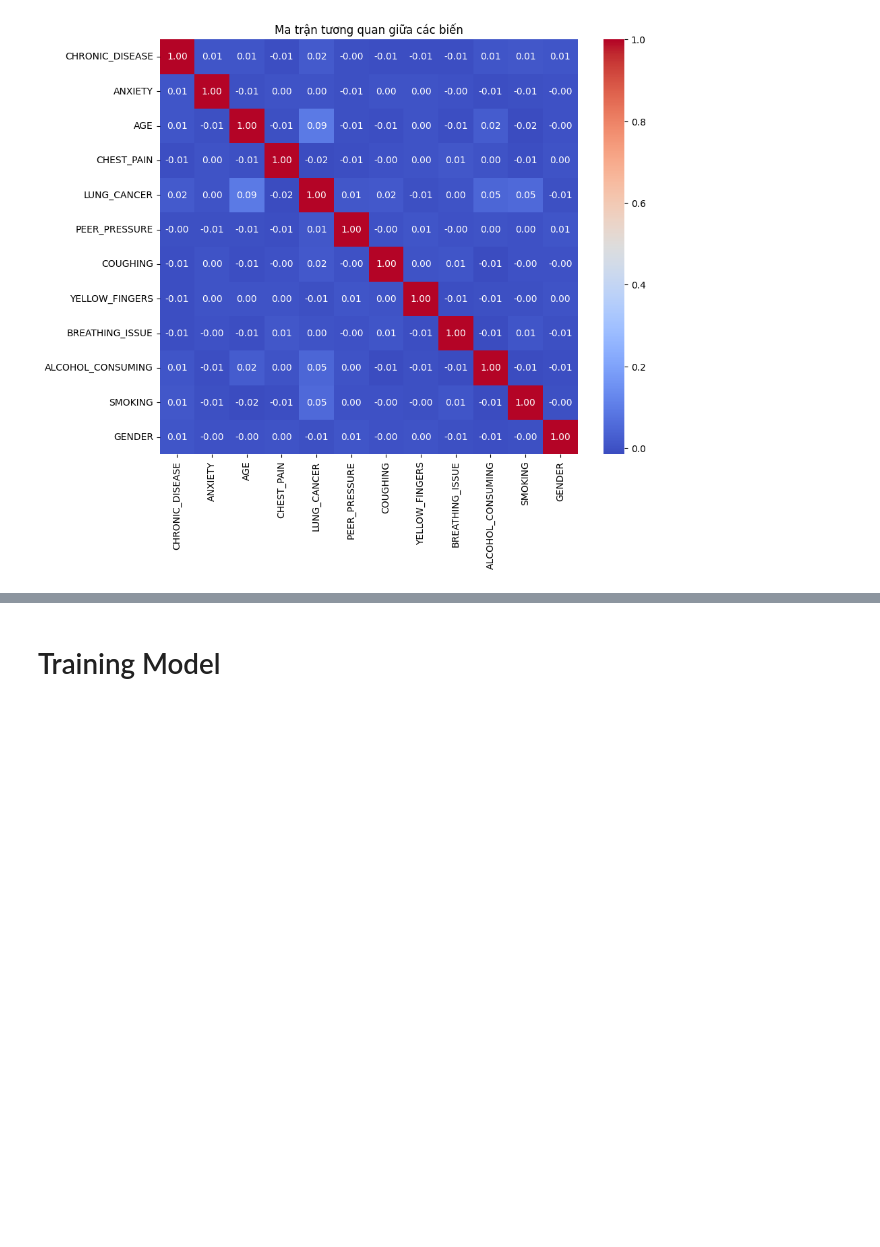
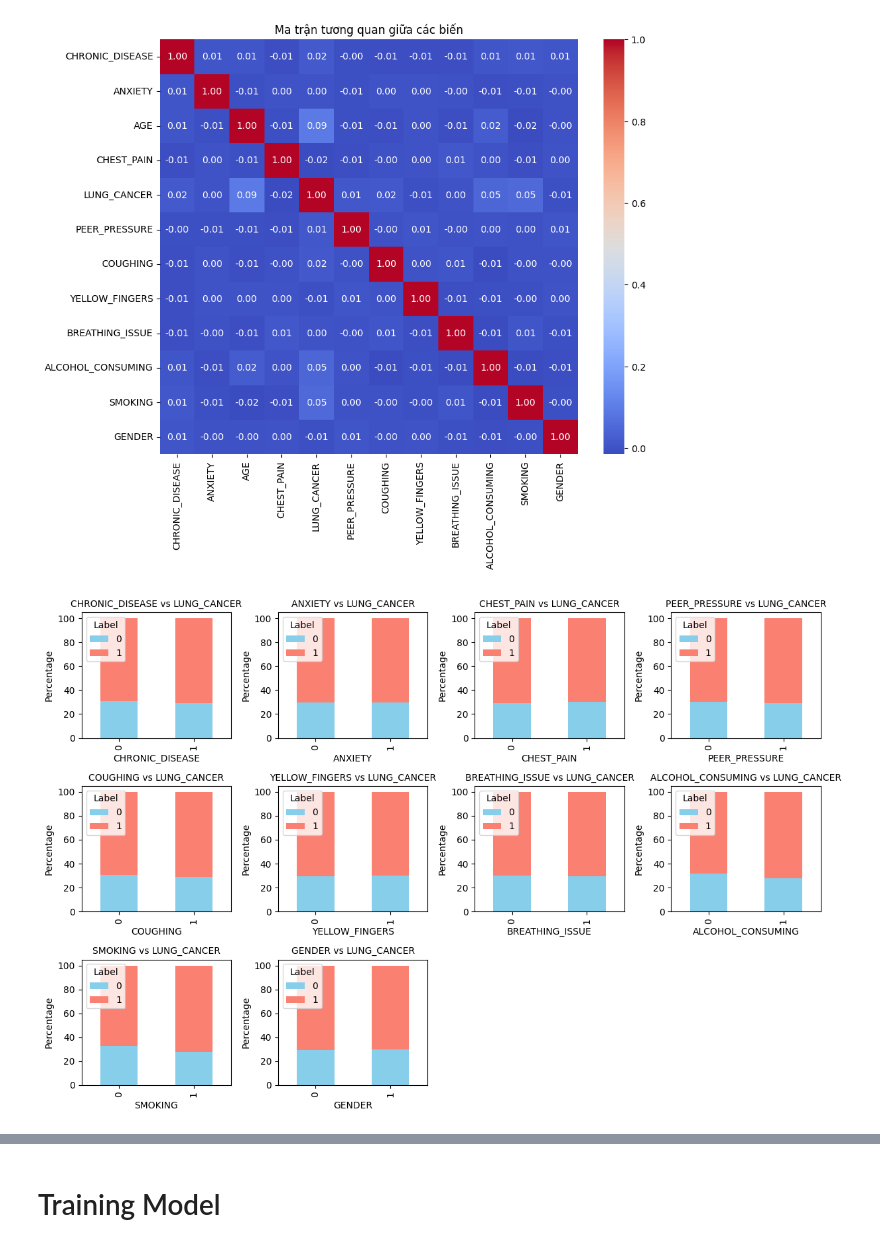
Before and after one commit to VuVietDung-bk/IT3190_Group_7_Lung_Cancer, a Jupyter notebook: BTL_IT3190.ipynb, the cells around one changed output, grey strips where cells are left out. Cells and saved outputs as stored; diff of their text form; code cells hidden in the pictures; blank space fills up the shorter version.

```diff
--- a/BTL_IT3190.ipynb
+++ b/BTL_IT3190.ipynb
@@ -163,3 +163,56 @@ plt.show()
 [figure]
 # %%
 df
+# %%
+import pandas as pd
+import matplotlib.pyplot as plt
+
+dataset = pd.read_csv('final_final_dataset.csv')
+column_names = [
+    'CHRONIC_DISEASE', 'ANXIETY', 'CHEST_PAIN',
+    'PEER_PRESSURE', 'COUGHING', 'YELLOW_FINGERS', 'BREATHING_ISSUE',
+    'ALCOHOL_CONSUMING', 'SMOKING', 'GENDER'
+]
+target_column = 'LUNG_CANCER'
+
+
+# Thiết lập kích thước lưới subplot
+num_column = len(column_names)
+fig, axes = plt.subplots(
+    nrows=(num_column + 3) // 4,    # Số hàng
+    ncols=4,                        # Số cột
+    figsize=(12, 4 * ((num_column + 1) // 4)),  # Kích thước tổng thể
+)
+
+axes = axes.flatten()  # Chuyển axes thành 1D để dễ truy cập
+
+for i, column in enumerate(column_names):
+    # Bảng tần suất chéo với phần trăm
+    crosstab = pd.crosstab(
+        dataset[column],
+        dataset[target_column],
+        normalize='index'  # Chuẩn hóa theo hàng
+    ) * 100
+
+    # Vẽ biểu đồ stacked bar
+    crosstab.plot(
+        kind='bar',
+        stacked=True,
+        ax=axes[i],  # Subplot tương ứng
+        color=['skyblue', 'salmon']  # Màu tùy chỉnh
+    )
+
+    # Tùy chỉnh tiêu đề và nhãn
+    axes[i].set_title(f'{column} vs {target_column}', fontsize=10)
+    axes[i].set_xlabel(f'{column}')
+    axes[i].set_ylabel('Percentage')
+    axes[i].legend(title='Label', loc='upper left')
+
+# Ẩn các subplot thừa (nếu có)
+for j in range(i + 1, len(axes)):
+    fig.delaxes(axes[j])
+
+plt.tight_layout()
+plt.show()
+# %% [output]
+[figure, added]
```
Also changed, not shown: parts of 4 cells of this notebook, 2 other files.
